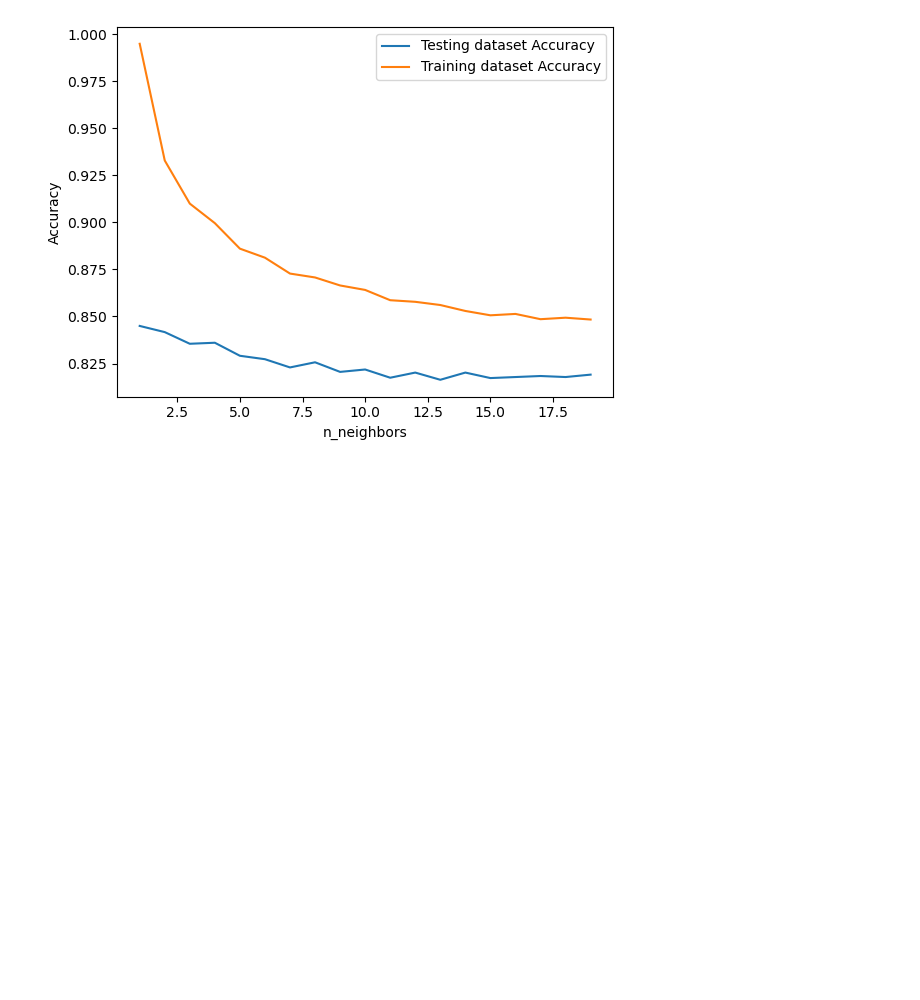
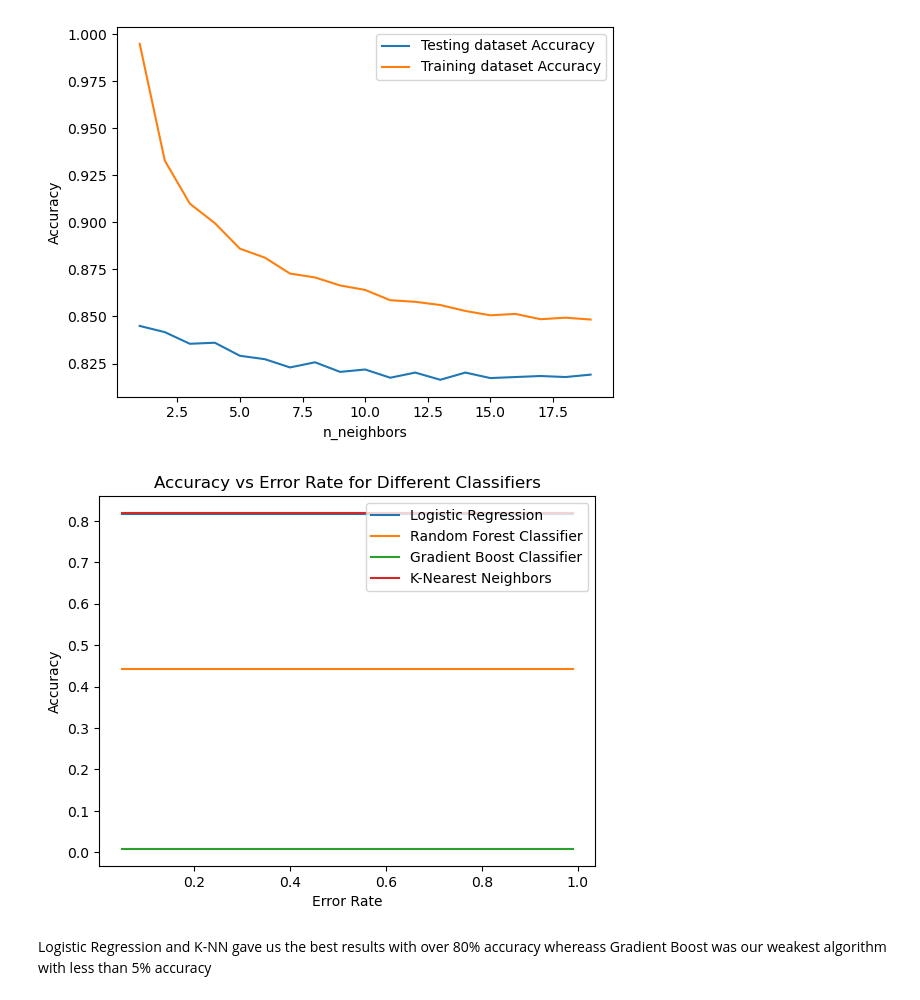
Before and after one commit to AlbertNg02/food-insecurity-prediction, a Jupyter notebook: data_explore.ipynb, the cells around one changed output. Saved outputs shown, nothing was run; the diff lists cells and outputs as text; code cells hidden in the pictures; blank space fills up the shorter version.

Commit message:
notebook all graphs and annotations

```diff
--- a/data_explore.ipynb
+++ b/data_explore.ipynb
@@ -354,9 +359,9 @@ Text(0, 0.5, 'Accuracy')
 # %%
 from sklearn.neighbors import KNeighborsClassifier
-model = make_pipeline(preprocessor, KNeighborsClassifier(n_neighbors=3))
-_ = model.fit(data_train, target_train)
-model.predict(data_test)
-model.score(data_test, target_test)
+knn_model = make_pipeline(preprocessor, KNeighborsClassifier(n_neighbors=3))
+_ = knn_model.fit(data_train, target_train)
+knn_model.predict(data_test)
+knn_model.score(data_test, target_test)
 # %% [output]
 0.8354891601384588
 # %%
@@ -366,11 +371,11 @@ test_accuracy = np.empty(len(neighbors))
 
 # Loop over K values
 for i, k in enumerate(neighbors):
-    model = make_pipeline(preprocessor, KNeighborsClassifier(k))
-    _ = model.fit(data_train, target_train)
-    model.predict(data_test)
-    train_accuracy[i] = model.score(data_train, target_train)
-    test_accuracy[i] = model.score(data_test, target_test)
+    knn_model = make_pipeline(preprocessor, KNeighborsClassifier(k))
+    _ = knn_model.fit(data_train, target_train)
+    knn_model.predict(data_test)
+    train_accuracy[i] = knn_model.score(data_train, target_train)
+    test_accuracy[i] = knn_model.score(data_test, target_test)
 
     # Compute training and test data accuracy
     #train_accuracy[i] = knn.score(data_train, target_train)
@@ -386,3 +391,40 @@ plt.ylabel('Accuracy')
 plt.show()
 # %% [output]
 [figure]
+# %%
+classifier_names = ["Logistic Regression",
+              "Random Forest Classifier",
+              "Gradient Boost Classifier",
+              "K-Nearest Neighbors"]
+classifiers = [log_reg_model, rfc_model, gbc_model, knn_model]
+
+maxdepths = [0.95, 0.90, 0.75, 0.50, 0.01]
+error_rate = 1.0 - np.array(maxdepths)
+
+all_scores = []
+
+index = 0
+for clf in classifiers:
+    name = classifier_names[index]
+    scores = []
+    for depth in maxdepths:
+        #print(depth)
+        clf.fit(data_train, target_train)
+        score = clf.score(data_test, target_test)
+        scores.append(score)
+    all_scores.append(scores)
+    #plt.plot(error_rate, scores, label=name)
+    index += 1
+
+for name, scores in zip(classifier_names, all_scores):
+    plt.plot(error_rate, scores, label=name)
+
+plt.legend(loc="upper right")
+plt.xlabel('Error Rate')
+plt.ylabel('Accuracy')
+plt.title('Accuracy vs Error Rate for Different Classifiers')
+plt.show()
+# %% [output]
+[figure, added]
+# %% [markdown]
+Logistic Regression and K-NN gave us the best results with over 80% accuracy whereass Gradient Boost was our weakest algorithm with less than 5% accuracy
```
Also changed, not shown: parts of 16 cells of this notebook.
